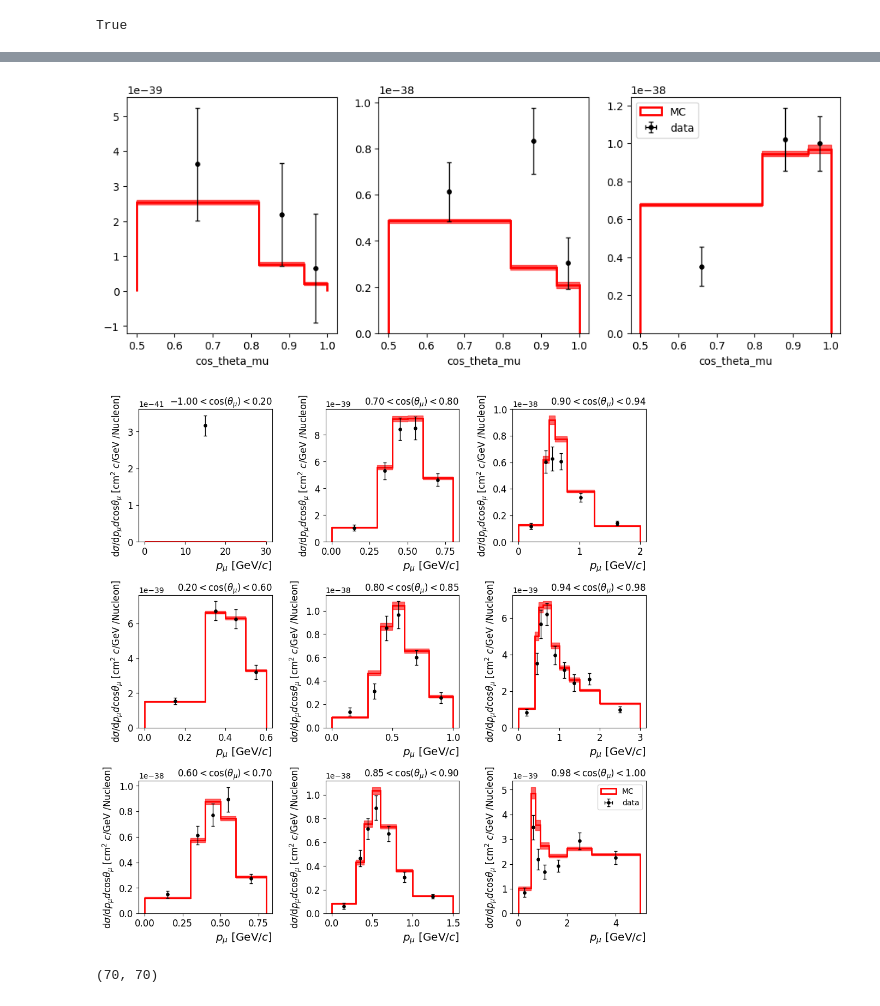
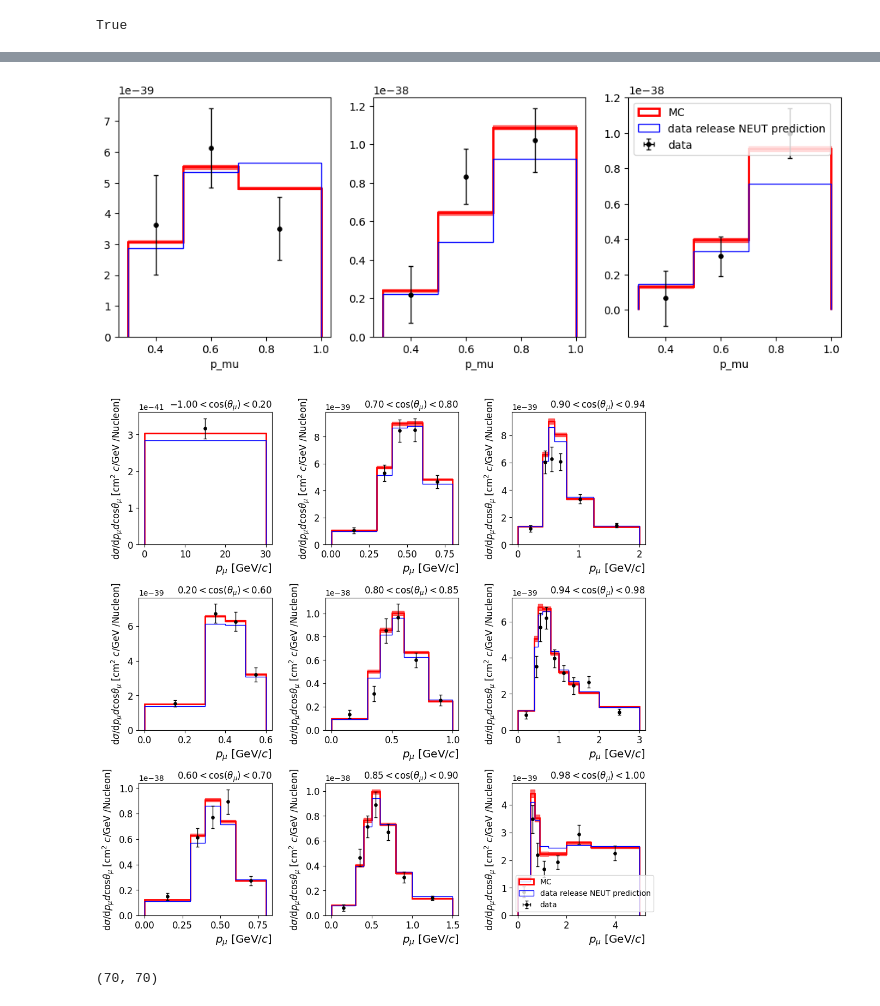
Before and after one commit to NUISANCEMC/nuisance3, a Jupyter notebook: notebooks/t2konoffaxis.ipynb, the cells around one changed output, grey strips where cells are left out. Drawn from its saved outputs; the diff is of its cells as text; code cells hidden in the pictures.

```diff
--- a/notebooks/t2konoffaxis.ipynb
+++ b/notebooks/t2konoffaxis.ipynb
@@ -164,38 +154,40 @@ print(on_axis_xs_data)
 # %%
 ctheta_bins = on_axis_xs_data.project(1).binning.bins
 
 #make a fillable histogram from the data
 on_axis_xs_mc = on_axis_xs_data.make_HistFrame()
-on_axis_xs_mc.fill_from_Arrow(ef_on_axis, off_axis_proj_names)
+on_axis_xs_mc.fill_from_Arrow(ef_on_axis, on_axis_proj_names)
 
 #fatx is in pb/A, -> 1pb is 10^-36 want /12 to take it back to the /N from the generator
 sf = fg_on_axis.norm_info().fatx_per_sumweights() * (1E-36) /12
 
 #scale it to the right units
 on_axis_xs_mc.sumweights = on_axis_xs_mc.sumweights * sf
 on_axis_xs_mc.variances = on_axis_xs_mc.variances * (sf**2)
 
 on_axis_xs_prediction = on_axis_xs_mc.finalise(True)
 
 fig, axes = plt.subplots(1,3, figsize=(12,4))
 
 for i,ax in enumerate(axes):
     xslice_prediction = on_axis_xs_prediction.slice(1, ctheta_bins[i][0].low).slice(0,[0,5],True)
     xslice_data = on_axis_xs_data.slice(1, ctheta_bins[i][0].low).slice(0,[0,5],True)
 
     xslice_prediction.mpl().hist(plot_axis=ax, color="#F00", histtype="step", linewidth=2, errorband_color="#F009", label="MC")
+    xslice_data.mpl().hist(plot_axis=ax, color="#00F", label="data release NEUT prediction", column="cross_section_neut-prediction", histtype="step")
     xslice_data.mpl().errorbar(plot_axis=ax, marker=".", markersize=7.5, color="#000", label="data", linewidth=0, elinewidth=1, capsize=2.5)
 
 plt.legend()
 plt.show()
 # %% [output]
-[figure, old version]
+[figure, new version]
 # %%
 ctheta_bins = off_axis_xs_data.project(1).binning.bins
 
 #make a fillable histogram from the data
 off_axis_xs_mc = off_axis_xs_data.make_HistFrame()
 off_axis_xs_mc.fill_from_Arrow(ef_off_axis, off_axis_proj_names)
+
 
 #fatx is in pb/A, -> 1pb is 10^-36 want /12 to take it back to the /N from the generator
 sf = fg_off_axis.norm_info().fatx_per_sumweights() * (1E-36) /12
@@ -219,8 +211,8 @@ for i in range(len(ctheta_bins)):
         xslice_prediction = xslice_prediction.slice(0,[0,5],True)
 
     xslice_prediction.mpl().hist(plot_axis=ax, color="#F00", histtype="step", linewidth=2, errorband_color="#F009", label="MC")
+    xslice_data.mpl().hist(plot_axis=ax, color="#00F", label="data release NEUT prediction", column="cross_section_neut-prediction", histtype="step")
     xslice_data.mpl().errorbar(plot_axis=ax, marker=".", markersize=7.5, color="#000", label="data", linewidth=0, elinewidth=1, capsize=2.5)
-    xslice_data.mpl().hist(plot_axis=ax, color="#001", label="data release NEUT prediction", col="" linewidth=0, elinewidth=1, capsize=2.5)
     ax.set_xlabel(r"$p_\mu$ [GeV/$c$]", loc="right", fontsize="x-large")
     ax.set_ylabel(r"$\text{d}\sigma/\text{d}p_{\mu}d\text{cos}\theta_\mu\ [\text{cm}^{2}\ c/\text{GeV}\ /\text{Nucleon}]$", fontsize="large")
     ax.tick_params(axis='x', labelsize="large")
@@ -232,7 +224,7 @@ for i in range(len(ctheta_bins)):
 plt.legend()
 plt.show()
 # %% [output]
-[figure, old version]
+[figure, new version]
 # %%
 joint_covar = pn.convert.Covariance.from_yaml_str(str(data_files["joint_uncertainty-onoffaxis.yaml"]))
 print(joint_covar.shape)
```
Also changed, not shown: parts of 7 cells of this notebook.
